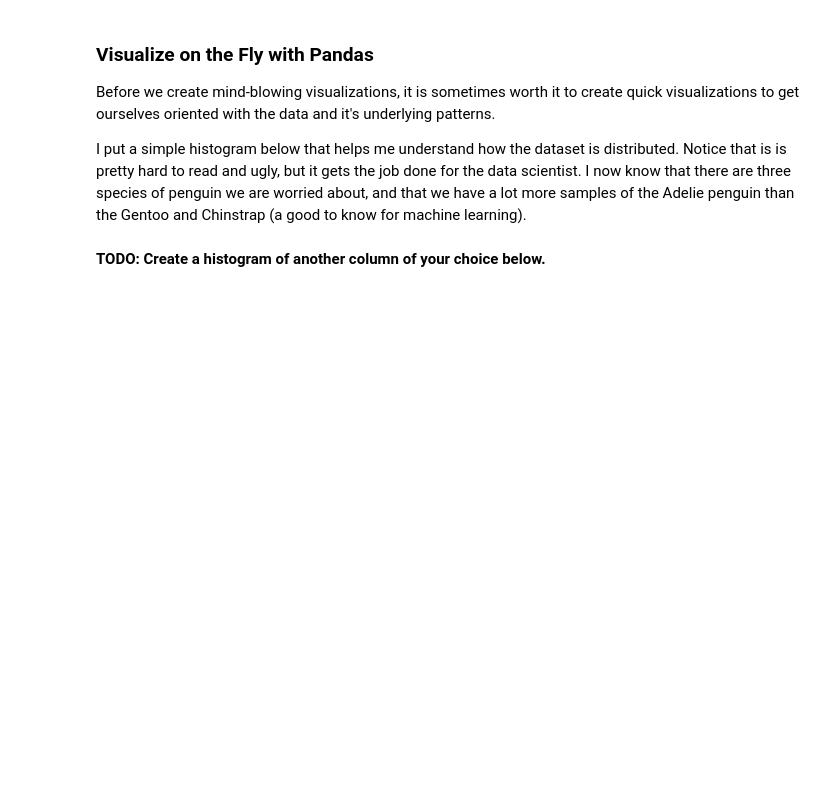
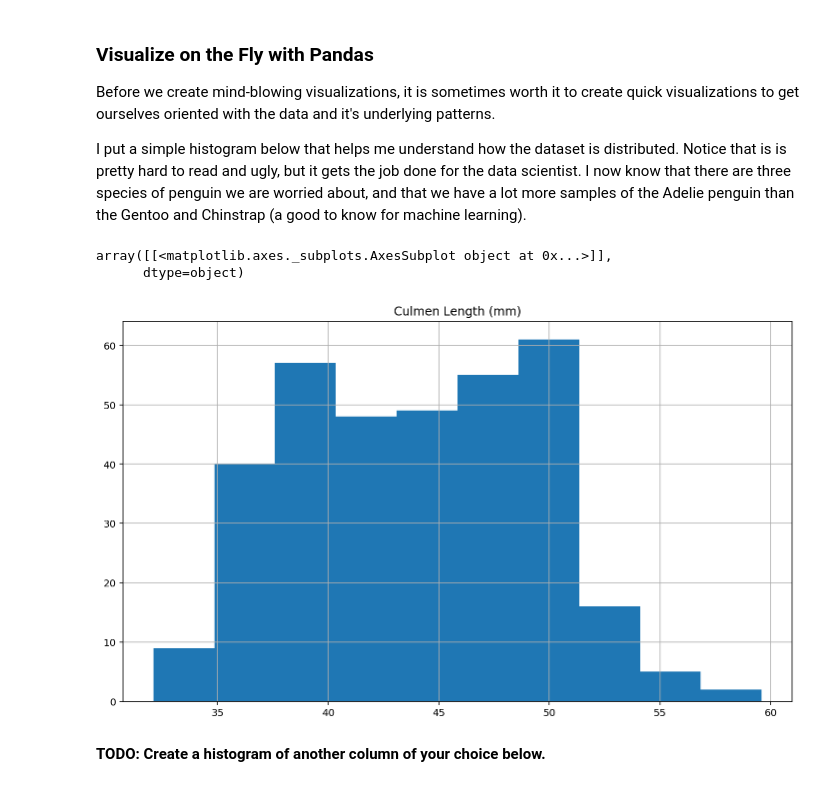
Before and after one commit to brip/SC22-BatchB-shimmering-pythons, a Jupyter notebook: Connor/EDA_mini_project.ipynb, the cells around one changed output. Cells and saved outputs as stored; diff of their text form; code cells hidden in the pictures; blank space fills up the shorter version.

```diff
--- a/Connor/EDA_mini_project.ipynb
+++ b/Connor/EDA_mini_project.ipynb
@@ -16,8 +16,7 @@ import pandas as pd
 
 We need to read in our data. It is currently a .csv \(comma\-separated value\) file, and we generally use the pd.read\_csv\(\) function from pandas to read our data into a dataframe.
 # %%
-penguins_dataframe
-pd.read_csv("https://raw.githubusercontent.com/mcnakhaee/palmerpenguins/master/palmerpenguins/data/penguins-raw.csv")
+penguins_dataframe = pd.read_csv("https://raw.githubusercontent.com/mcnakhaee/palmerpenguins/master/palmerpenguins/data/penguins-raw.csv")
 # %% [markdown]
 **TODO:** Can you run the .head\(\) and .tail\(\) function on our new dataframe? Can you print the name of all the columns in our dataframe? How about the number of rows?
 # %%
@@ -171,6 +200,11 @@ Before we create mind\-blowing visualizations, it is sometimes worth it to creat
 I put a simple histogram below that helps me understand how the dataset is distributed. Notice that is is pretty hard to read and ugly, but it gets the job done for the data scientist. I now know that there are three species of penguin we are worried about, and that we have a lot more samples of the Adelie penguin than the Gentoo and Chinstrap \(a good to know for machine learning\).
 # %%
 # Create a histogram of a column's data using the df.hist() function. I found it here: https://pandas.pydata.org/docs/reference/api/pandas.DataFrame.hist.html
+penguins_dataframe.hist(column = "Culmen Length (mm)")
+# %% [output]
+array([[<matplotlib.axes._subplots.AxesSubplot object at 0x...>]],
+      dtype=object)
+[figure, added]
 # %% [markdown]
 **TODO: Create a histogram of another column of your choice below.**
 # %%
```
Also changed, not shown: parts of 17 cells of this notebook, 37 other files.
